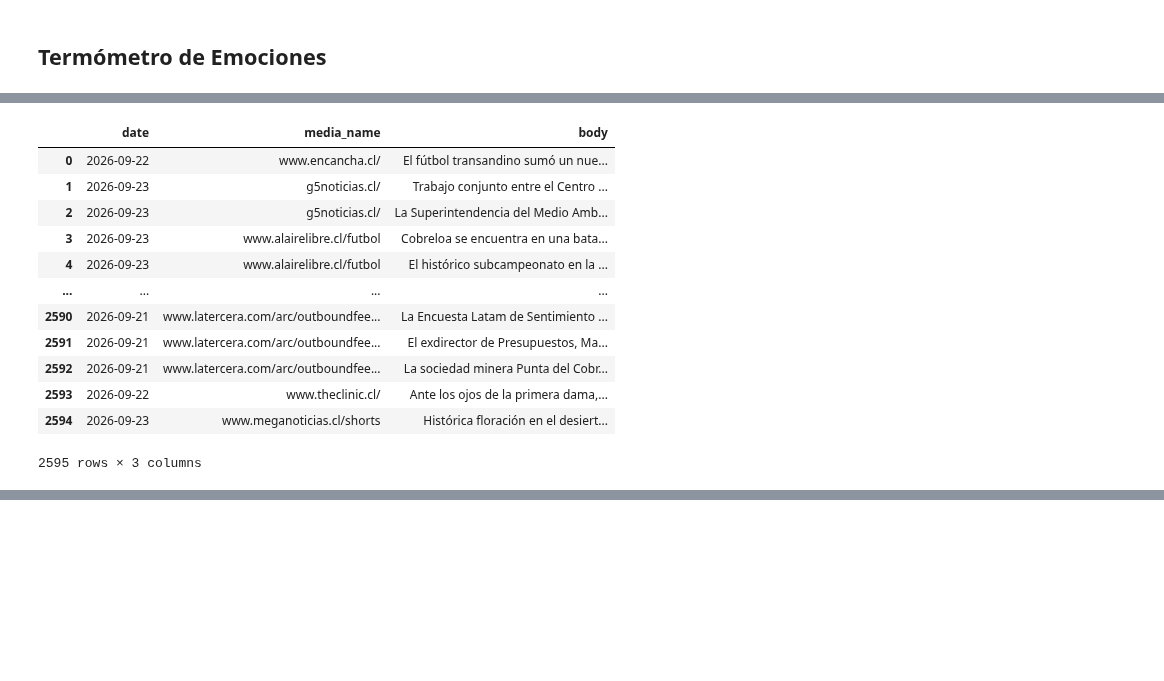
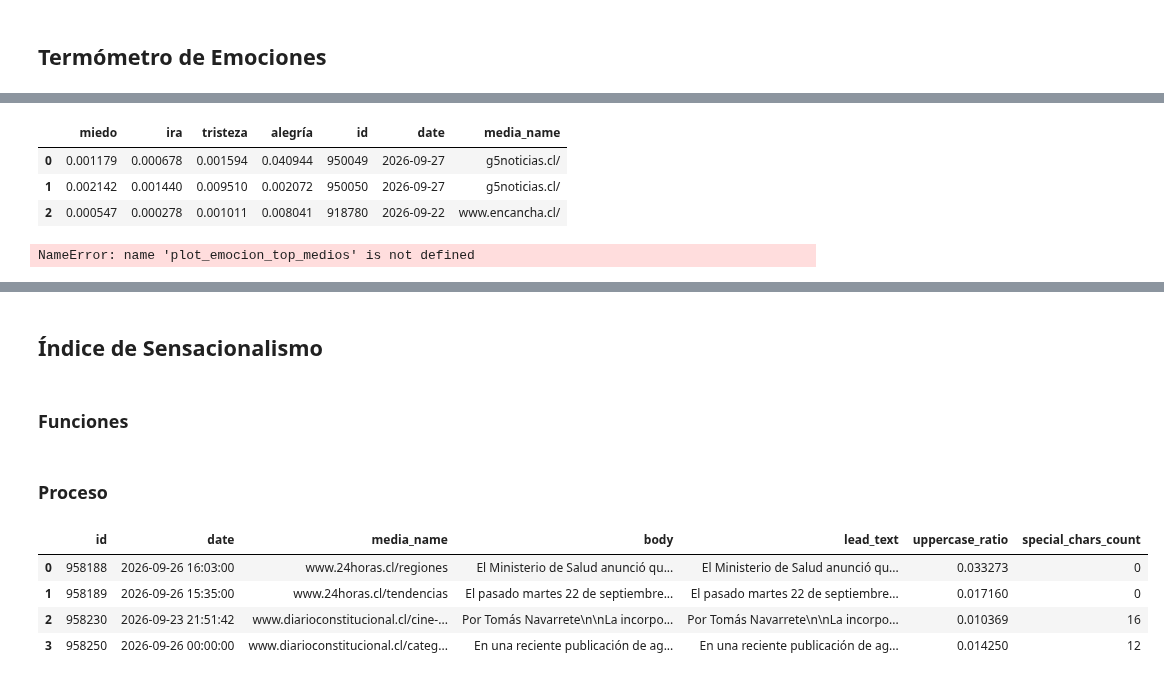
Before and after one commit to Orion89/news-dashboard, a Jupyter notebook: exploracion_inicial.ipynb, the cells around one changed output, grey strips where cells are left out. Drawn from its saved outputs; the diff is of its cells as text; code cells hidden in the pictures; blank space fills up the shorter version.

Commit message:
sensacionalism index

```diff
--- a/exploracion_inicial.ipynb
+++ b/exploracion_inicial.ipynb
@@ -634,16 +773,0 @@ df = con.sql(query).fetchdf()
-# %%
-df
-# %% [output]
-|  | date | media_name | body |
-| 0 | 2026-09-22 | www.encancha.cl/ | El fútbol transandino sumó un nue... |
-| 1 | 2026-09-23 | g5noticias.cl/ | Trabajo conjunto entre el Centro ... |
-| 2 | 2026-09-23 | g5noticias.cl/ | La Superintendencia del Medio Amb... |
-| 3 | 2026-09-23 | www.alairelibre.cl/futbol | Cobreloa se encuentra en una bata... |
-| 4 | 2026-09-23 | www.alairelibre.cl/futbol | El histórico subcampeonato en la ... |
-| ... | ... | ... | ... |
-| 2590 | 2026-09-21 | www.latercera.com/arc/outboundfee... | La Encuesta Latam de Sentimiento ... |
-| 2591 | 2026-09-21 | www.latercera.com/arc/outboundfee... | El exdirector de Presupuestos, Ma... |
-| 2592 | 2026-09-21 | www.latercera.com/arc/outboundfee... | La sociedad minera Punta del Cobr... |
-| 2593 | 2026-09-22 | www.theclinic.cl/ | Ante los ojos de la primera dama,... |
-| 2594 | 2026-09-23 | www.meganoticias.cl/shorts | Histórica floración en el desiert... |
-2595 rows × 3 columns
@@ -800,3 +776,13 @@ df_emotions = generar_datos_emocionales(df=df)
+# %%
+df_emotions_raw.head(3)
+# %% [output]
+|  | miedo | ira | tristeza | alegría | id | date | media_name |
+| 0 | 0.001179 | 0.000678 | 0.001594 | 0.040944 | 950049 | 2026-09-27 | g5noticias.cl/ |
+| 1 | 0.002142 | 0.001440 | 0.009510 | 0.002072 | 950050 | 2026-09-27 | g5noticias.cl/ |
+| 2 | 0.000547 | 0.000278 | 0.001011 | 0.008041 | 918780 | 2026-09-22 | www.encancha.cl/ |
 # %%
-fig = plot_emocion_top_medios(df_emotions, emocion_objetivo='tristeza', top_n=5)
+fig = plot_emocion_top_medios(df_emotions, emocion_objetivo='tristeza', top_n=3)
+fig.show()
+# %% [output]
+NameError: name 'plot_emocion_top_medios' is not defined
 # %%
@@ -804,2 +789,6 @@ fig.show()
 # %% [output]
 [figure]
+# %% [markdown]
+## Índice de Sensacionalismo
+# %% [markdown]
+### Funciones
@@ -805,0 +859,39 @@ fig.show()
+# %% [markdown]
+### Proceso
+# %%
+# Asumiremos que tienes una columna 'title'. Si no, cambia 'title' por 'SUBSTRING(body, 1, 150)'
+query_sensacionalismo = """
+WITH RawData AS (
+    SELECT
+        id,
+        date,
+        media_name,
+        body,
+        -- Extraemos solo el lead/título para procesar en Python (para no saturar SpaCy)
+        SUBSTRING(body, 1, 300) AS lead_text,
+
+        -- 1. FORMATO: Ratio de Mayúsculas en el título (Ignorando espacios)
+        -- Cuenta cuántas letras de la A a la Z hay, y lo divide por el largo total sin espacios
+        (LENGTH(REGEXP_REPLACE(body, '[^A-ZÁÉÍÓÚÑ]', '', 'g')) * 1.0) /
+        NULLIF(LENGTH(REGEXP_REPLACE(body, '\s', '', 'g')), 0) AS uppercase_ratio,
+
+        -- 2. FORMATO: Conteo de signos especiales (!¡¿?)
+        LENGTH(REGEXP_REPLACE(body, '[^!¡¿?]', '', 'g')) AS special_chars_count
+
+    FROM news_db.news_chile
+    WHERE date >= CURRENT_TIMESTAMP - INTERVAL '14 days'
+      AND date <= CURRENT_TIMESTAMP
+      AND body IS NOT NULL
+)
+SELECT * FROM RawData;
+"""
+
+df_sens = con.execute(query_sensacionalismo).fetchdf()
+# %%
+df_sens.head(4)
+# %% [output]
+|  | id | date | media_name | body | lead_text | uppercase_ratio | special_chars_count |
+| 0 | 958188 | 2026-09-26 16:03:00 | www.24horas.cl/regiones | El Ministerio de Salud anunció qu... | El Ministerio de Salud anunció qu... | 0.033273 | 0 |
+| 1 | 958189 | 2026-09-26 15:35:00 | www.24horas.cl/tendencias | El pasado martes 22 de septiembre... | El pasado martes 22 de septiembre... | 0.017160 | 0 |
+| 2 | 958230 | 2026-09-23 21:51:42 | www.diarioconstitucional.cl/cine-... | Por Tomás Navarrete\n\nLa incorpo... | Por Tomás Navarrete\n\nLa incorpo... | 0.010369 | 16 |
+| 3 | 958250 | 2026-09-26 00:00:00 | www.diarioconstitucional.cl/categ... | En una reciente publicación de ag... | En una reciente publicación de ag... | 0.014250 | 12 |
```
Also changed, not shown: parts of 18 cells of this notebook.
